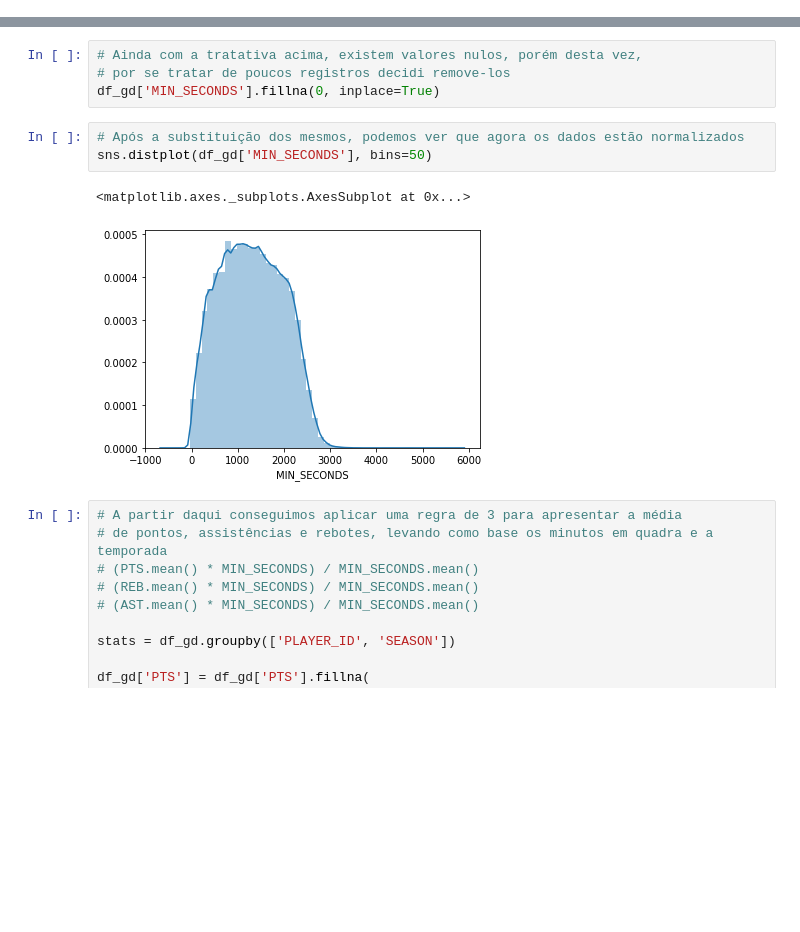
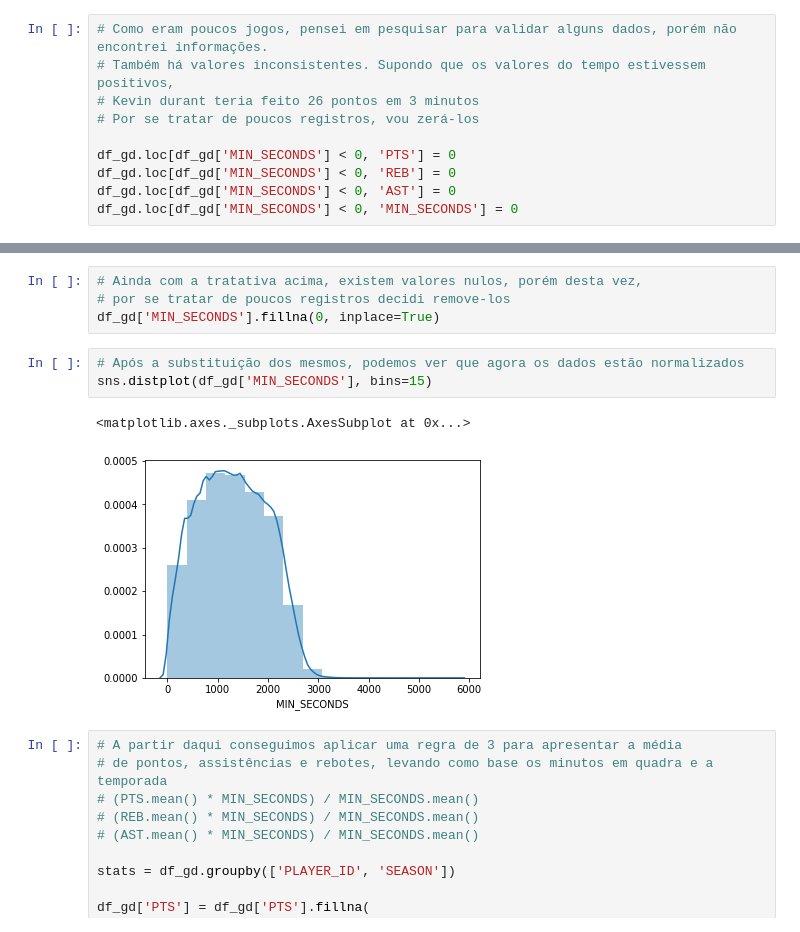
Before and after one commit to fndomariano/data-studies, a Jupyter notebook: nba-stats/nba-stats.ipynb, the cells around one changed output, grey strips where cells are left out. Saved outputs shown, nothing was run; the diff lists cells and outputs as text; blank space fills up the shorter version.

```diff
--- a/nba-stats/nba-stats.ipynb
+++ b/nba-stats/nba-stats.ipynb
@@ -112,3 +130,13 @@ df_gd['SEASON'].isna().sum()
+# %%
+# Como eram poucos jogos, pensei em pesquisar para validar alguns dados, porém não encontrei informações.
+# Também há valores inconsistentes. Supondo que os valores do tempo estivessem positivos,
+# Kevin durant teria feito 26 pontos em 3 minutos
+# Por se tratar de poucos registros, vou zerá-los
+
+df_gd.loc[df_gd['MIN_SECONDS'] < 0, 'PTS'] = 0
+df_gd.loc[df_gd['MIN_SECONDS'] < 0, 'REB'] = 0
+df_gd.loc[df_gd['MIN_SECONDS'] < 0, 'AST'] = 0
+df_gd.loc[df_gd['MIN_SECONDS'] < 0, 'MIN_SECONDS'] = 0
 # %%
 # No inicio da análise vimos que tinha muitos valores faltantes, inclusive de tempo.
 # Será que existem jogadores com minutos jogados, cujo os pontos, rebotes e assistências não estão nulos?
@@ -146,10 +174,10 @@ df_gd['MIN_SECONDS'] = df_gd['MIN_SECONDS'].fillna(df_gd.groupby(['PLAYER_ID'])[
 df_gd['MIN_SECONDS'].fillna(0, inplace=True)
 # %%
 # Após a substituição dos mesmos, podemos ver que agora os dados estão normalizados
-sns.distplot(df_gd['MIN_SECONDS'], bins=50)
+sns.distplot(df_gd['MIN_SECONDS'], bins=15)
 # %% [output]
 <matplotlib.axes._subplots.AxesSubplot at 0x...>
-[figure, old version]
+[figure, new version]
 # %%
 # A partir daqui conseguimos aplicar uma regra de 3 para apresentar a média
 # de pontos, assistências e rebotes, levando como base os minutos em quadra e a temporada
```
Also changed, not shown: parts of 3 cells of this notebook, 1 other file.
